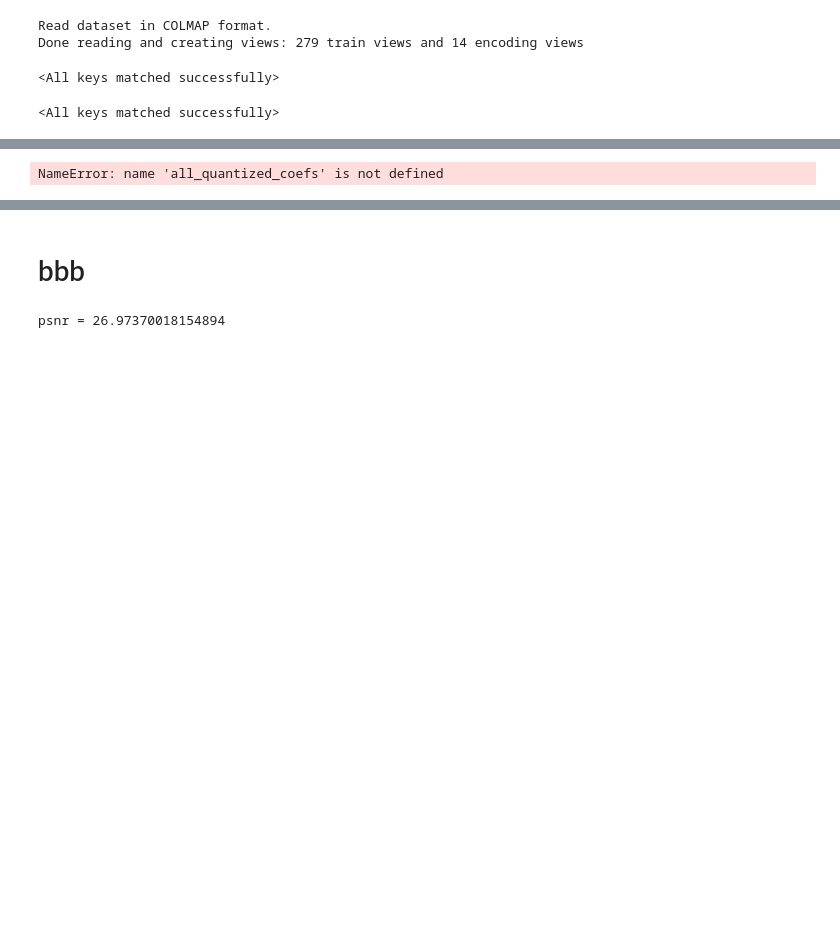
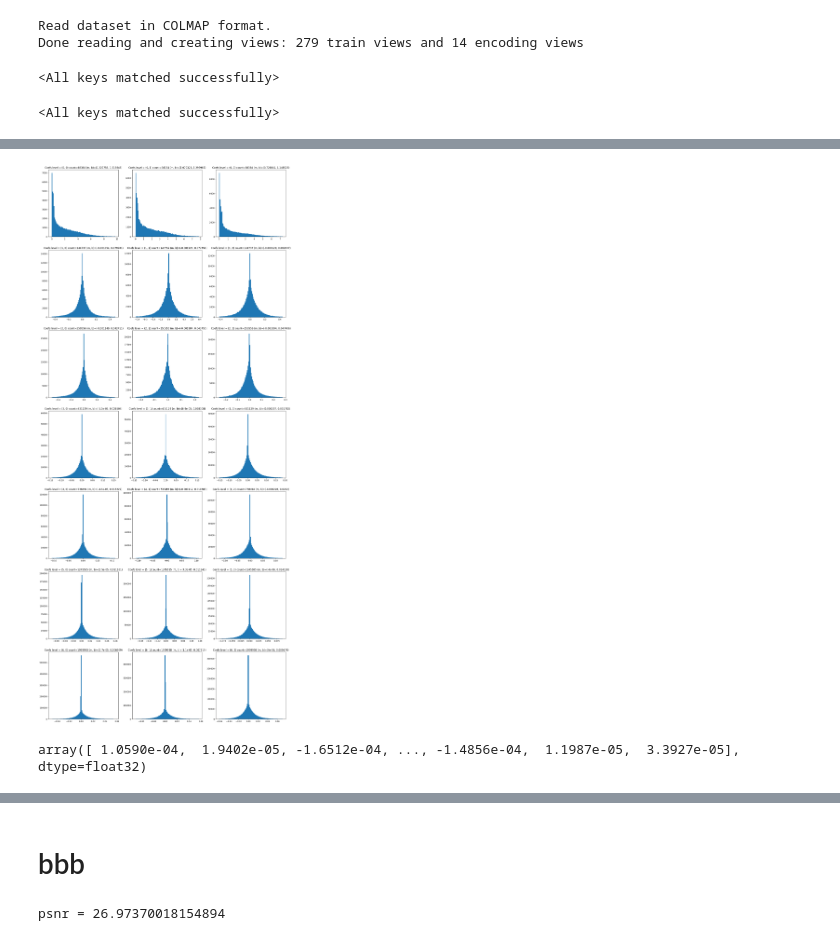
Before and after one commit to tamthuc1995/Differentiable3DPC-Decompression-and-Rendering, a Jupyter notebook: notebooks/007-RD-results-v01.ipynb, the cells around one changed output, grey strips where cells are left out. Drawn from its saved outputs; the diff is of its cells as text; code cells hidden in the pictures; blank space fills up the shorter version.

```diff
--- a/notebooks/007-RD-results-v01.ipynb
+++ b/notebooks/007-RD-results-v01.ipynb
@@ -505,18 +505,24 @@ Apply_A_transpose: loop = (26, 246) iter = 7500 psnr=30.912747383117676
+# %%
+all_real_coefs = [encoder.trainable_params["list_learned_coefs"][i].detach().cpu().numpy() for i in range(len(encoder.trainable_params["list_learned_coefs"]))]
 # %%
-fig, ax = plt.subplots(ncols=3, nrows=len(all_quantized_coefs), figsize=(21, 7*len(all_quantized_coefs)))
-for l, coefs in enumerate(all_quantized_coefs):
+fig, ax = plt.subplots(ncols=3, nrows=len(all_real_coefs), figsize=(21, 7*len(all_real_coefs)))
+for l, coefs in enumerate(all_real_coefs):
     for i in [0, 1, 2]:
-        y = coefs[:, i].cpu().numpy()
-        ind = (y > np.percentile(y, 0.01)) & (y < np.percentile(y, 99.99))
+        y = coefs[:, i]
+        ind = (y > np.percentile(y, 1)) & (y < np.percentile(y, 99))
 
-        a = np.median(y[ind])
-        b = np.mean(np.abs(y[ind] - a))
+        a = np.round(np.median(y[ind]), 6)
+        b = np.round(np.mean(np.abs(y[ind] - a)), 6)
 
         ax[l][i].hist(y[ind], bins=100)
-        ax[l][i].set_title(f"Coefs level = {l, i} count={coefs.shape[0]}")
+        ax[l][i].set_title(f"Coefs level = {l, i} count={coefs.shape[0]} (m, b)={(a, b)}")
 plt.show()
 # %% [output]
-NameError: name 'all_quantized_coefs' is not defined
+[figure, added]
+# %%
+y
+# %% [output]
+array([ 1.0590e-04,  1.9402e-05, -1.6512e-04, ..., -1.4856e-04,  1.1987e-05,  3.3927e-05], dtype=float32)
 # %%
 train_views = encoder.scene_dataset.get_train_views()
 test_views = encoder.scene_dataset.get_encoder_views()
```
Also changed, not shown: parts of 5 cells of this notebook, 3 other files.
